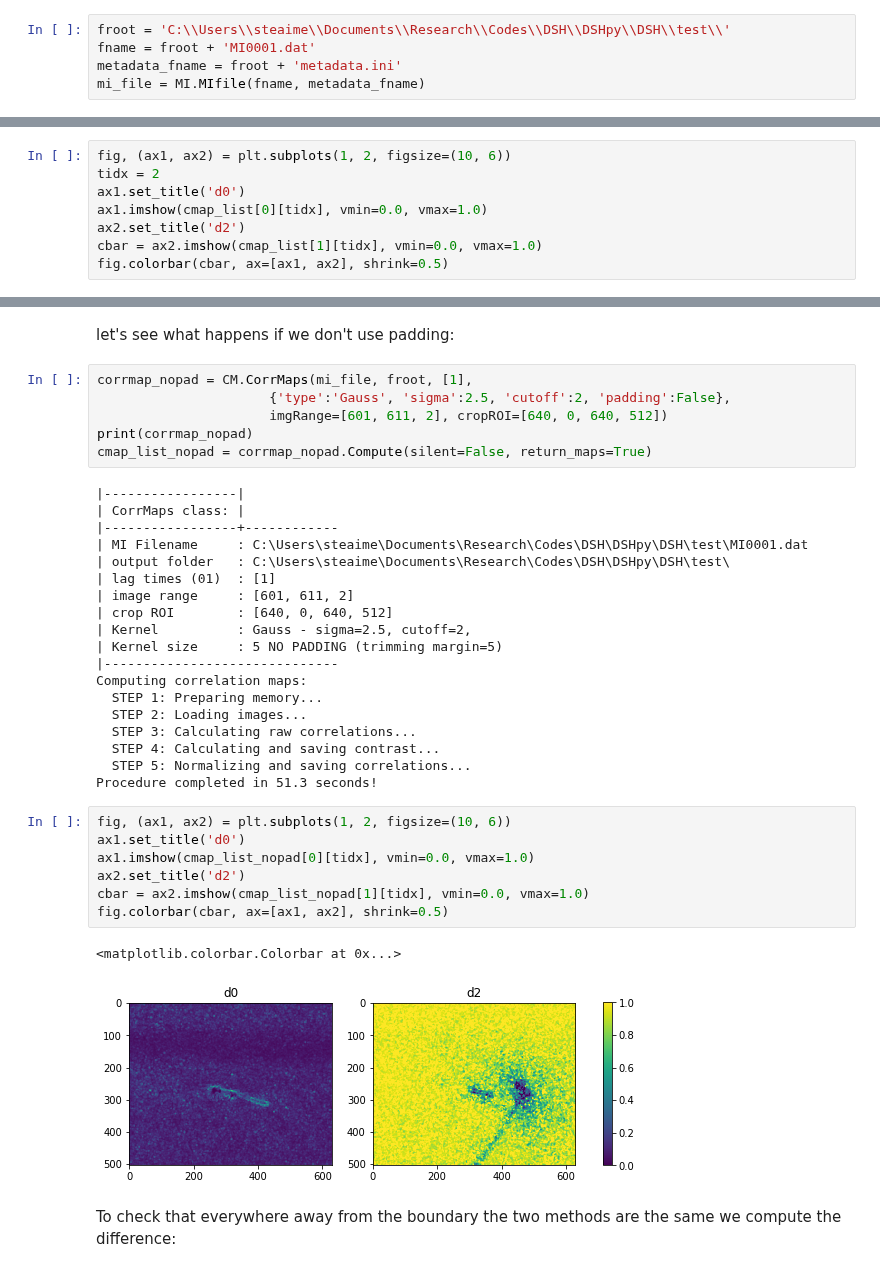
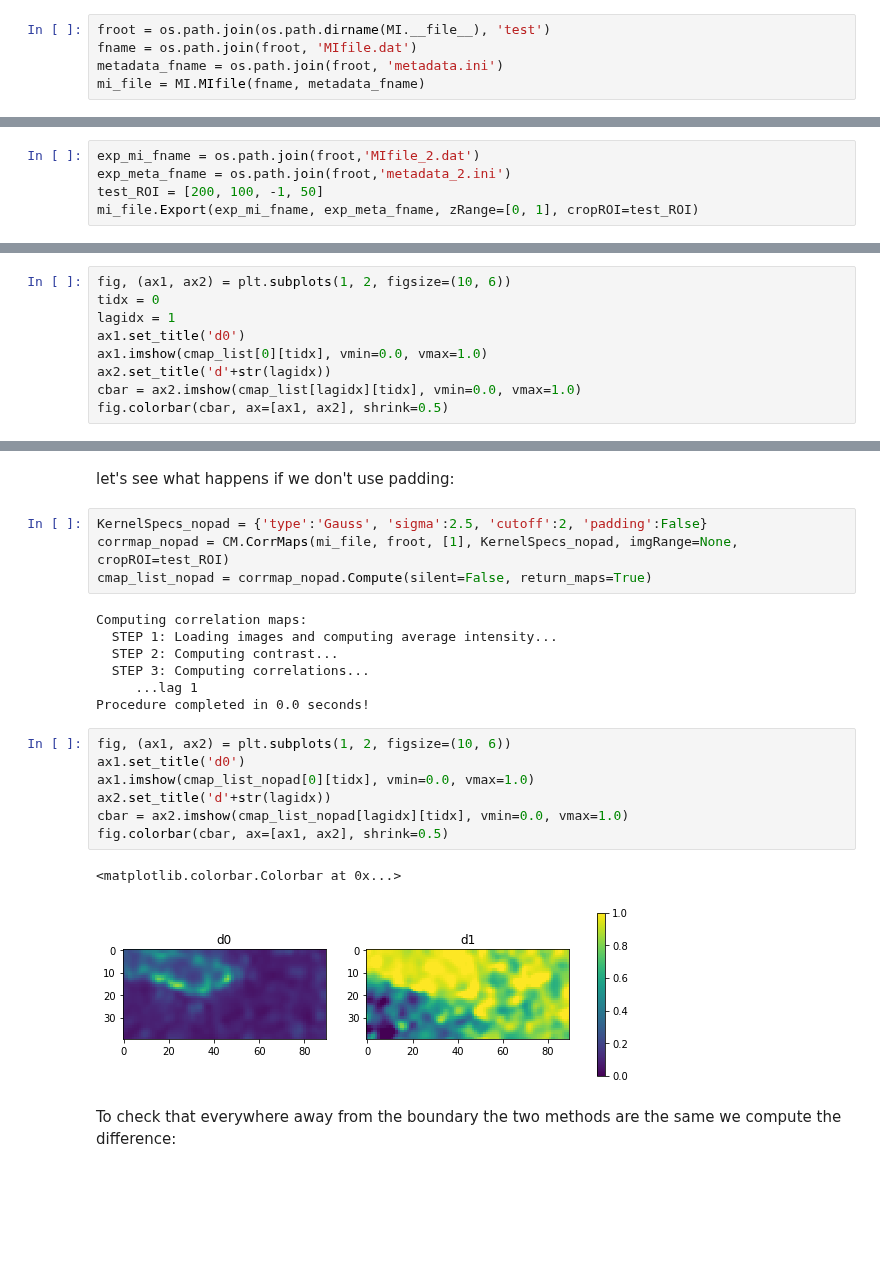
Before and after one commit to steaime/DSHpy, a Jupyter notebook: tutorial.ipynb, the cells around one changed output, grey strips where cells are left out. Cells and saved outputs as stored; diff of their text form; blank space fills up the shorter version.

````diff
--- a/tutorial.ipynb
+++ b/tutorial.ipynb
@@ -14,9 +15,9 @@ To load a MIfile together with associated metadata, use:
 mi_file = MI.MIfile(MI_filename, Metadata_filename)
 ```
 # %%
-froot = 'C:\\Users\\steaime\\Documents\\Research\\Codes\\DSH\\DSHpy\\DSH\\test\\'
-fname = froot + 'MI0001.dat'
-metadata_fname = froot + 'metadata.ini'
+froot = os.path.join(os.path.dirname(MI.__file__), 'test')
+fname = os.path.join(froot, 'MIfile.dat')
+metadata_fname = os.path.join(froot, 'metadata.ini')
 mi_file = MI.MIfile(fname, metadata_fname)
 # %% [markdown]
 ```MIfile``` class doesn't load any data from the source MIfile upon initializion.
@@ -75,0 +85,5 @@ plt.colorbar()
+# %%
+exp_mi_fname = os.path.join(froot,'MIfile_2.dat')
+exp_meta_fname = os.path.join(froot,'metadata_2.ini')
+test_ROI = [200, 100, -1, 50]
+mi_file.Export(exp_mi_fname, exp_meta_fname, zRange=[0, 1], cropROI=test_ROI)
@@ -118,11 +140,12 @@ Procedure completed in 65.5 seconds!
 check out one random frame from each correlation map:
 # %%
 fig, (ax1, ax2) = plt.subplots(1, 2, figsize=(10, 6))
-tidx = 2
+tidx = 0
+lagidx = 1
 ax1.set_title('d0')
 ax1.imshow(cmap_list[0][tidx], vmin=0.0, vmax=1.0)
-ax2.set_title('d2')
-cbar = ax2.imshow(cmap_list[1][tidx], vmin=0.0, vmax=1.0)
+ax2.set_title('d'+str(lagidx))
+cbar = ax2.imshow(cmap_list[lagidx][tidx], vmin=0.0, vmax=1.0)
 fig.colorbar(cbar, ax=[ax1, ax2], shrink=0.5)
 # %% [output]
 <matplotlib.colorbar.Colorbar at 0x...>
@@ -146,40 +169,26 @@ print(corrmap)
 # %% [markdown]
 let's see what happens if we don't use padding:
 # %%
-corrmap_nopad = CM.CorrMaps(mi_file, froot, [1],
-                      {'type':'Gauss', 'sigma':2.5, 'cutoff':2, 'padding':False},
-                      imgRange=[601, 611, 2], cropROI=[640, 0, 640, 512])
-print(corrmap_nopad)
+KernelSpecs_nopad = {'type':'Gauss', 'sigma':2.5, 'cutoff':2, 'padding':False}
+corrmap_nopad = CM.CorrMaps(mi_file, froot, [1], KernelSpecs_nopad, imgRange=None, cropROI=test_ROI)
 cmap_list_nopad = corrmap_nopad.Compute(silent=False, return_maps=True)
 # %% [output]
-|-----------------|
-| CorrMaps class: |
-|-----------------+------------
-| MI Filename     : C:\Users\steaime\Documents\Research\Codes\DSH\DSHpy\DSH\test\MI0001.dat
-| output folder   : C:\Users\steaime\Documents\Research\Codes\DSH\DSHpy\DSH\test\
-| lag times (01)  : [1]
-| image range     : [601, 611, 2]
-| crop ROI        : [640, 0, 640, 512]
-| Kernel          : Gauss - sigma=2.5, cutoff=2,
-| Kernel size     : 5 NO PADDING (trimming margin=5)
-|------------------------------
 Computing correlation maps:
-  STEP 1: Preparing memory...
-  STEP 2: Loading images...
-  STEP 3: Calculating raw correlations...
-  STEP 4: Calculating and saving contrast...
-  STEP 5: Normalizing and saving correlations...
-Procedure completed in 51.3 seconds!
+  STEP 1: Loading images and computing average intensity...
+  STEP 2: Computing contrast...
+  STEP 3: Computing correlations...
+     ...lag 1
+Procedure completed in 0.0 seconds!
 # %%
 fig, (ax1, ax2) = plt.subplots(1, 2, figsize=(10, 6))
 ax1.set_title('d0')
 ax1.imshow(cmap_list_nopad[0][tidx], vmin=0.0, vmax=1.0)
-ax2.set_title('d2')
-cbar = ax2.imshow(cmap_list_nopad[1][tidx], vmin=0.0, vmax=1.0)
+ax2.set_title('d'+str(lagidx))
+cbar = ax2.imshow(cmap_list_nopad[lagidx][tidx], vmin=0.0, vmax=1.0)
 fig.colorbar(cbar, ax=[ax1, ax2], shrink=0.5)
 # %% [output]
 <matplotlib.colorbar.Colorbar at 0x...>
-[figure, old version]
+[figure, new version]
 # %% [markdown]
 To check that everywhere away from the boundary the two methods are the same we compute the difference:
 # %%
````
Also changed, not shown: parts of 14 cells of this notebook, 7 other files.
